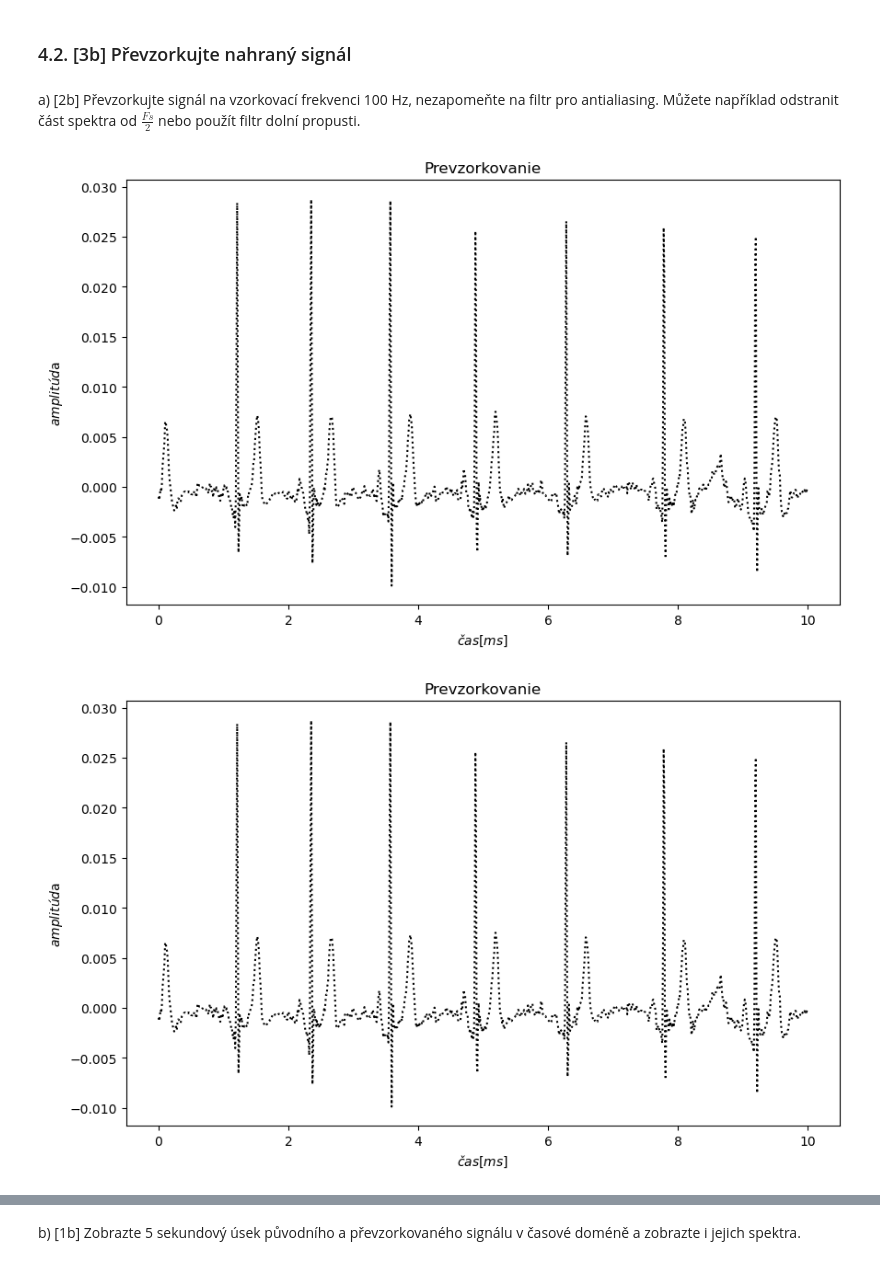
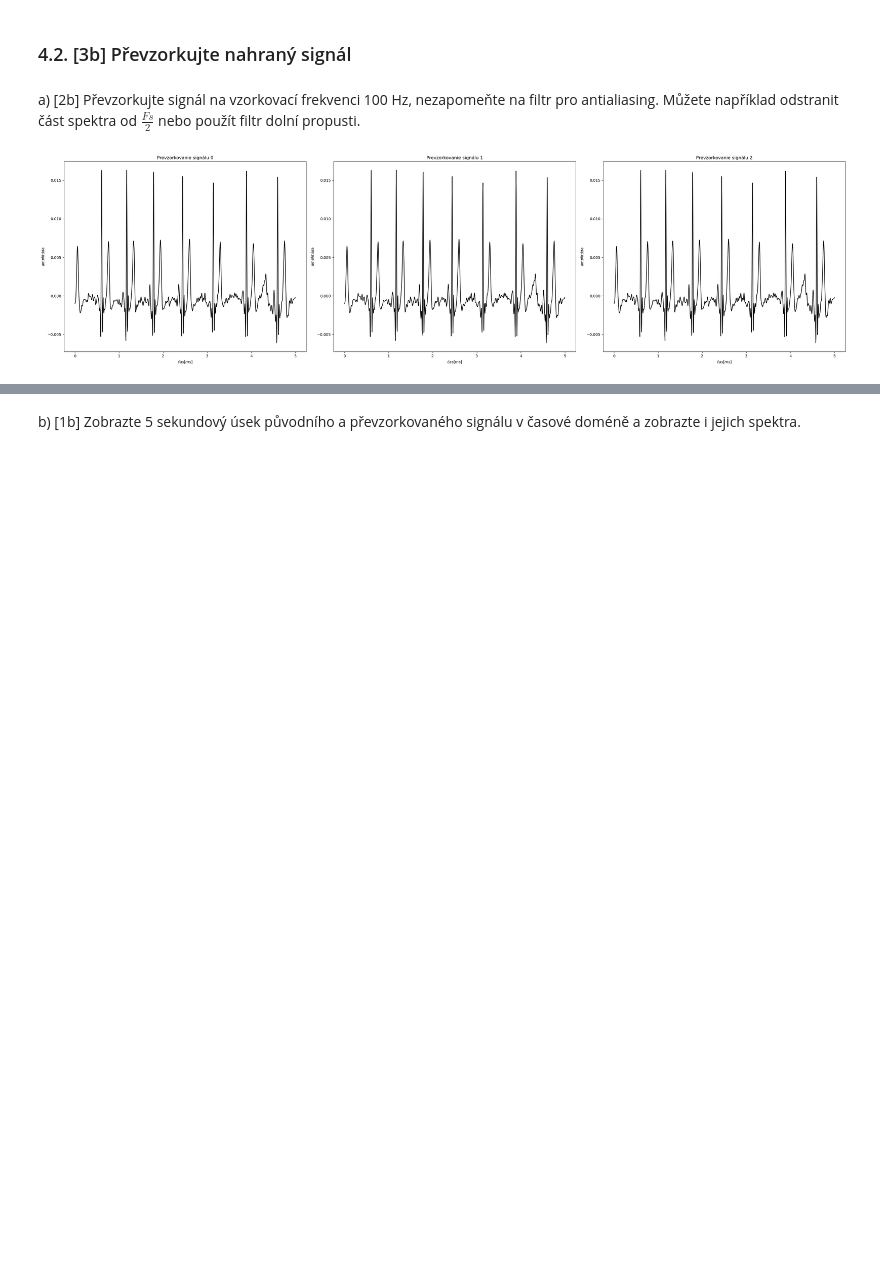
Before and after one commit to matusHubinsky/iss-project-2023, a Jupyter notebook: ISS_ECGProject_2023.ipynb, the cells around one changed output, grey strips where cells are left out. Cells and saved outputs as stored; diff of their text form; code cells hidden in the pictures; blank space fills up the shorter version.

```diff
--- a/ISS_ECGProject_2023.ipynb
+++ b/ISS_ECGProject_2023.ipynb
@@ -104,6 +108,7 @@ import matplotlib.pyplot as plt
 import numpy as np
 import soundfile as sf
 import math
+
 
 def log_PSD(x_values):
 	y_values = []
@@ -111,16 +116,21 @@ def log_PSD(x_values):
 		y_values.append(math.log(x**2, 2))
 	return y_values
 
+
+plt.figure(figsize=(30, 8))
+
 for i in range(3):
     x, fs = sf.read("xhubin04.wav." + str(i))
     spectre = np.fft.fft(x)
     new = abs(spectre)
     half = new[:new.size // 2]
 
-    plt.figure(figsize=(10, 6))
-    plt.title('Spektrum')
+    plt.subplot(1, 3, i + 1)
+    plt.title('Spektrum signálu ' + str(i))
     plt.gca().set_ylabel('$logPSD[Db]$')
     plt.gca().set_xlabel('$frekvencia[Hz]$a')
     plt.plot(log_PSD(half), color='black')
-    plt.show()
+
+plt.tight_layout()
+plt.show()
 # %% [output]
@@ -138,26 +146,44 @@ a) [2b] Převzorkujte signál na vzorkovací frekvenci 100 Hz, nezapomeňte na f
 # %%
 import matplotlib.pyplot as plt
 import numpy as np
 import soundfile as sf
 import math
 from scipy.signal import resample
 
+
+plt.figure(figsize=(30, 8))
+
 for i in range(3):
     x, fs = sf.read("xhubin04.wav." + str(i))
 
     fs_target = 100  # target sampling frequency
     fs_original = fs
 
-    num_samples_target = int(len(x) * fs_target / fs_original)
-    resampled_signal = resample(x, num_samples_target)
+    # Define the anti-aliasing filter parameters
+    low_cutoff_aa = 0.175 * fs_target  # Adjust as needed
+    order_aa = 4
 
-    resampled_time = np.arange(0, len(resampled_signal)) / fs_target
+    # Normalize the cutoff frequency by the Nyquist frequency
+    low_cutoff_aa /= 0.5 * fs_target
 
-    plt.figure(figsize=(10, 6))
-    plt.title('Prevzorkovanie')
+    # Design the anti-aliasing filter using Butterworth filter
+    b_aa, a_aa = butter(order_aa, low_cutoff_aa, btype='low', analog=False)
+
+    # Downsample the filtered signal to the target sampling frequency
+    new_x = resample(filtered_signal_aa, int(len(x) * fs_target / fs_original))
+    resampled_time = np.arange(0, len(new_x)) / fs_target * 0.5
+
+    new_x = filtfilt(b_aa, a_aa, new_x)
+
+    plt.subplot(1, 3, i + 1)
+    plt.title('Prevzorkovanie signálu ' + str(i))
     plt.gca().set_xlabel('$čas[ms]$')
     plt.gca().set_ylabel('$amplitúd$a')
-    plt.plot(resampled_time, resampled_signal, linestyle='dotted' ,color='black')
+    plt.plot(resampled_time, new_x, color='black')
+
+    sf.write("new-"+str(i)+".wav", new_x, fs)
+
+plt.tight_layout()
+plt.show()
 # %% [output]
-[figure, old version]
+[figure, new version]
-[figure, removed]
```
Also changed, not shown: parts of 10 cells of this notebook.
